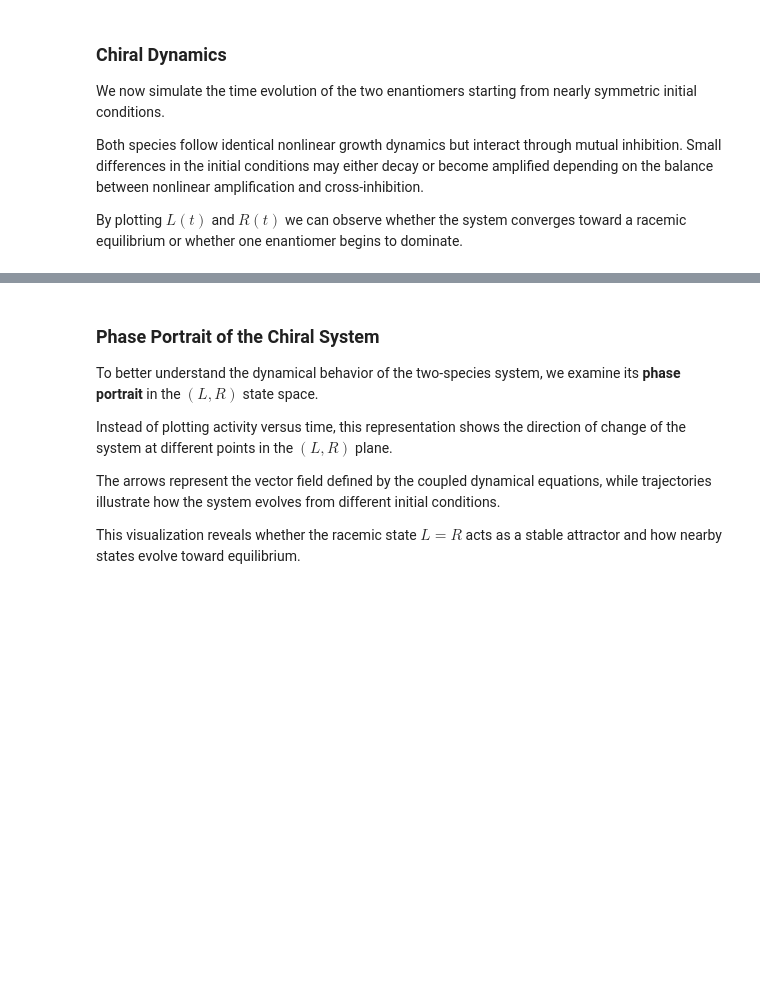
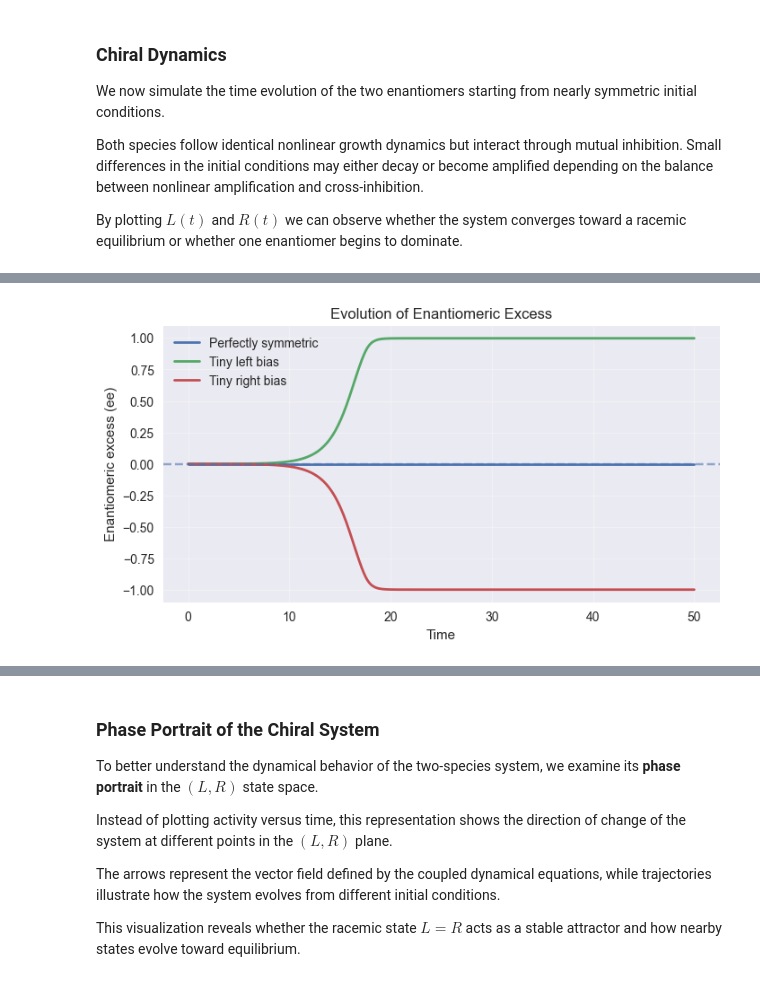
Before and after one commit to nyllade/life-dynamical-attractor, a Jupyter notebook: attractor_model.ipynb, the cells around one changed output, grey strips where cells are left out. Saved outputs shown, nothing was run; the diff lists cells and outputs as text; code cells hidden in the pictures; blank space fills up the shorter version.

```diff
--- a/attractor_model.ipynb
+++ b/attractor_model.ipynb
@@ -1291,0 +1327,27 @@ The system therefore converges to a **homochiral state** in which a single enant
+# %%
+plt.figure(figsize=(8,4))
+
+for sol, label in zip(
+    solutions,
+    ["Perfectly symmetric", "Tiny left bias", "Tiny right bias"]
+):
+    t_series = sol.t
+    L_series = sol.y[0]
+    R_series = sol.y[1]
+
+    ee = (L_series - R_series) / (L_series + R_series + 1e-9)
+
+    plt.plot(t_series, ee, linewidth=2, label=label)
+
+plt.axhline(0, linestyle="--", alpha=0.6)
+
+plt.xlabel("Time")
+plt.ylabel("Enantiomeric excess (ee)")
+plt.title("Evolution of Enantiomeric Excess")
+
+plt.grid(alpha=0.3)
+plt.legend()
+
+plt.show()
+# %% [output]
+[figure, new version]
```
Also changed, not shown: parts of 14 cells of this notebook, 1 other file.
